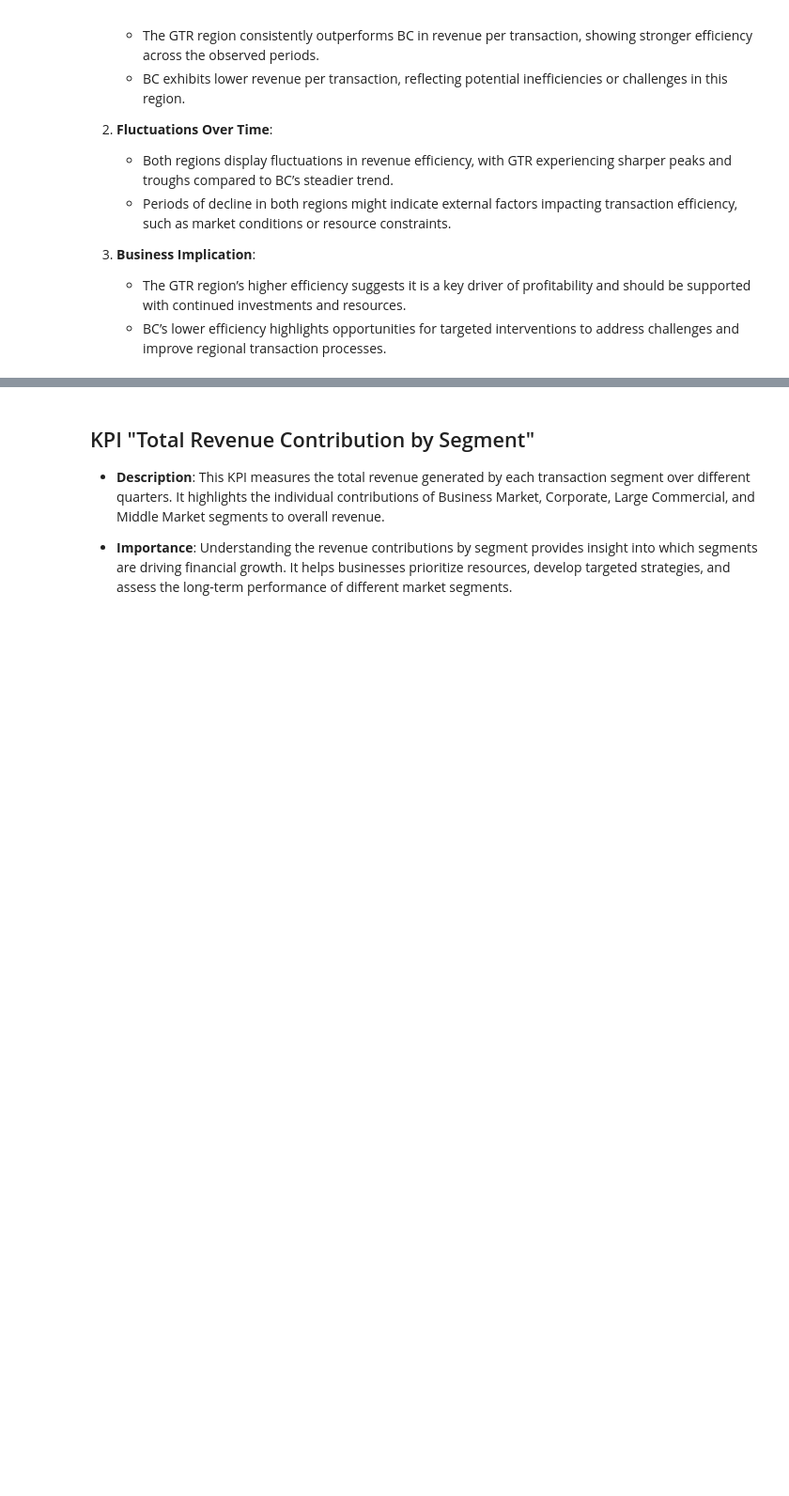
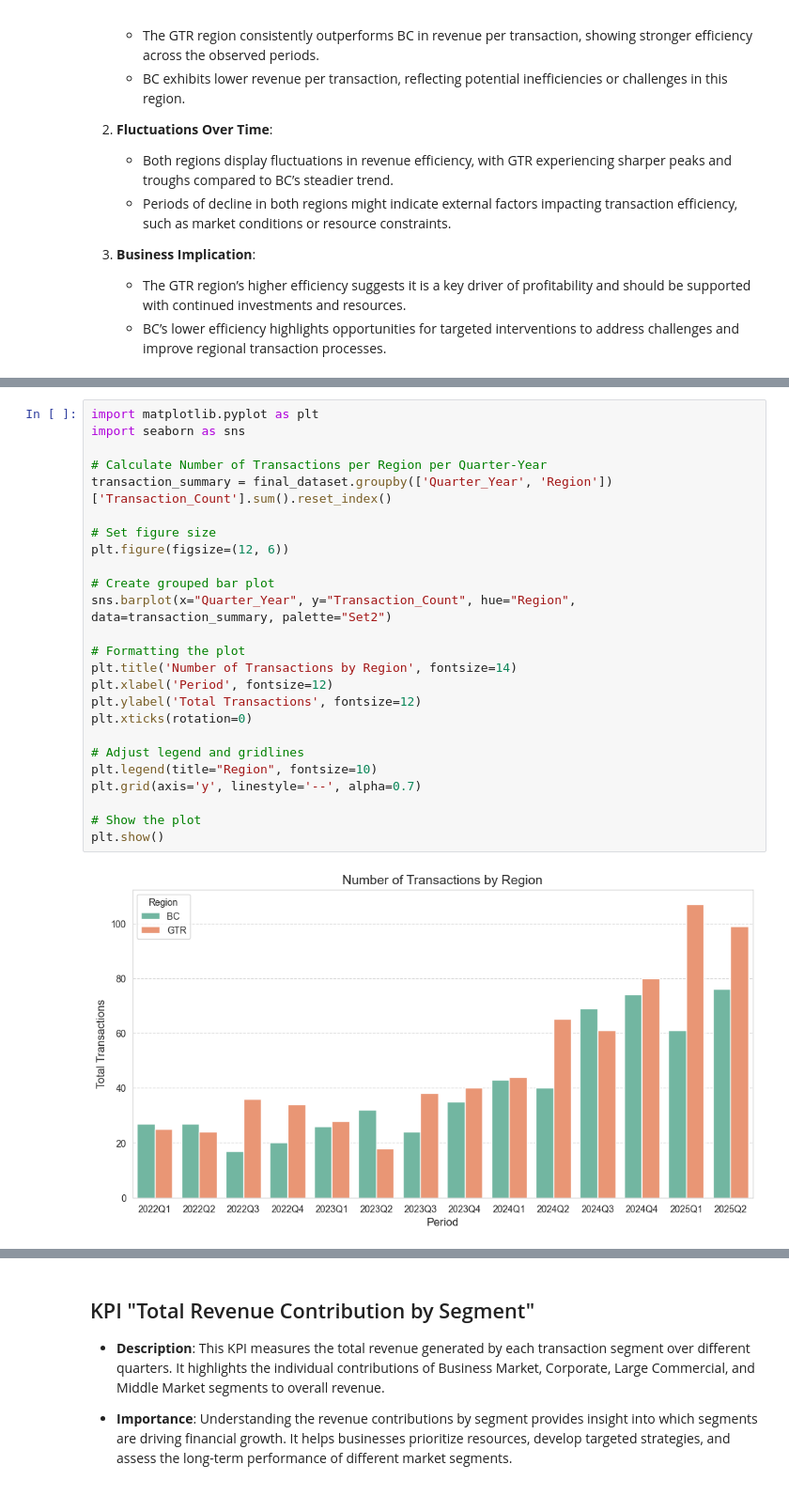
Before and after one commit to mkdataprofessional/forecast_bank, a Jupyter notebook: forecast/forecast.ipynb, the cells around one changed output, grey strips where cells are left out. Shown at 94% size. Drawn from its saved outputs; the diff is of its cells as text; blank space fills up the shorter version.

```diff
--- a/forecast/forecast.ipynb
+++ b/forecast/forecast.ipynb
@@ -1272,0 +1279,27 @@ plt.show()
+# %%
+import matplotlib.pyplot as plt
+import seaborn as sns
+
+# Calculate Number of Transactions per Region per Quarter-Year
+transaction_summary = final_dataset.groupby(['Quarter_Year', 'Region'])['Transaction_Count'].sum().reset_index()
+
+# Set figure size
+plt.figure(figsize=(12, 6))
+
+# Create grouped bar plot
+sns.barplot(x="Quarter_Year", y="Transaction_Count", hue="Region", data=transaction_summary, palette="Set2")
+
+# Formatting the plot
+plt.title('Number of Transactions by Region', fontsize=14)
+plt.xlabel('Period', fontsize=12)
+plt.ylabel('Total Transactions', fontsize=12)
+plt.xticks(rotation=0)
+
+# Adjust legend and gridlines
+plt.legend(title="Region", fontsize=10)
+plt.grid(axis='y', linestyle='--', alpha=0.7)
+
+# Show the plot
+plt.show()
+# %% [output]
+[figure, added]
```
Also changed, not shown: parts of 3 cells of this notebook.
